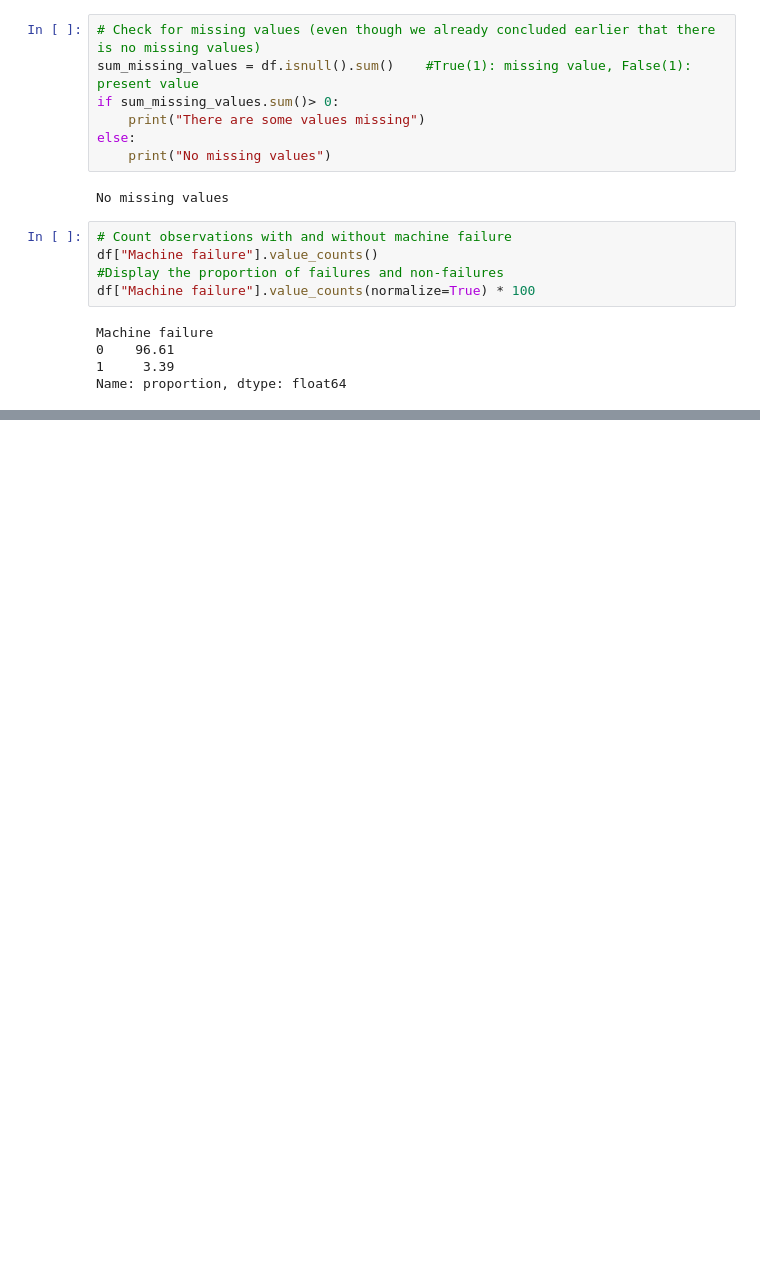
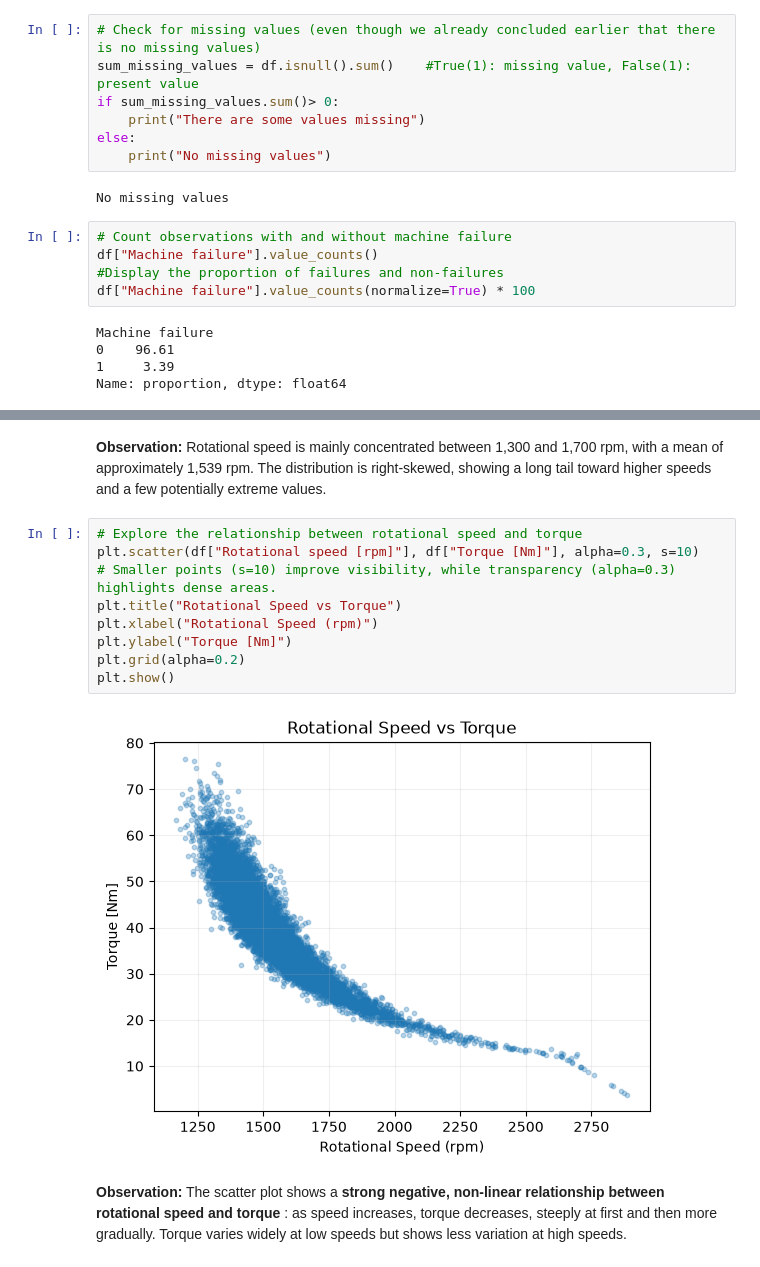
Before and after one commit to ranachikhaoui/predictive-maintenance-ml, a Jupyter notebook: notebooks/01_data_exploration.ipynb, the cells around one changed output, grey strips where cells are left out. Drawn from its saved outputs; the diff is of its cells as text; blank space fills up the shorter version.

```diff
--- a/notebooks/01_data_exploration.ipynb
+++ b/notebooks/01_data_exploration.ipynb
@@ -94,0 +152,15 @@ The dataset is highly imbalanced: 96.61% of observations correspond to normal ma
+# %% [markdown]
+**Observation:** Rotational speed is mainly concentrated between 1,300 and 1,700 rpm, with a mean of approximately 1,539 rpm. The distribution is right-skewed, showing a long tail toward higher speeds and a few potentially extreme values.
+# %%
+# Explore the relationship between rotational speed and torque
+plt.scatter(df["Rotational speed [rpm]"], df["Torque [Nm]"], alpha=0.3, s=10)
+# Smaller points (s=10) improve visibility, while transparency (alpha=0.3) highlights dense areas.
+plt.title("Rotational Speed vs Torque")
+plt.xlabel("Rotational Speed (rpm)")
+plt.ylabel("Torque [Nm]")
+plt.grid(alpha=0.2)
+plt.show()
+# %% [output]
+[figure, added]
+# %% [markdown]
+**Observation:** The scatter plot shows a **strong negative, non-linear relationship between rotational speed and torque** : as speed increases, torque decreases, steeply at first and then more gradually. Torque varies widely at low speeds but shows less variation at high speeds.
```
Also changed, not shown: parts of 14 cells of this notebook.
